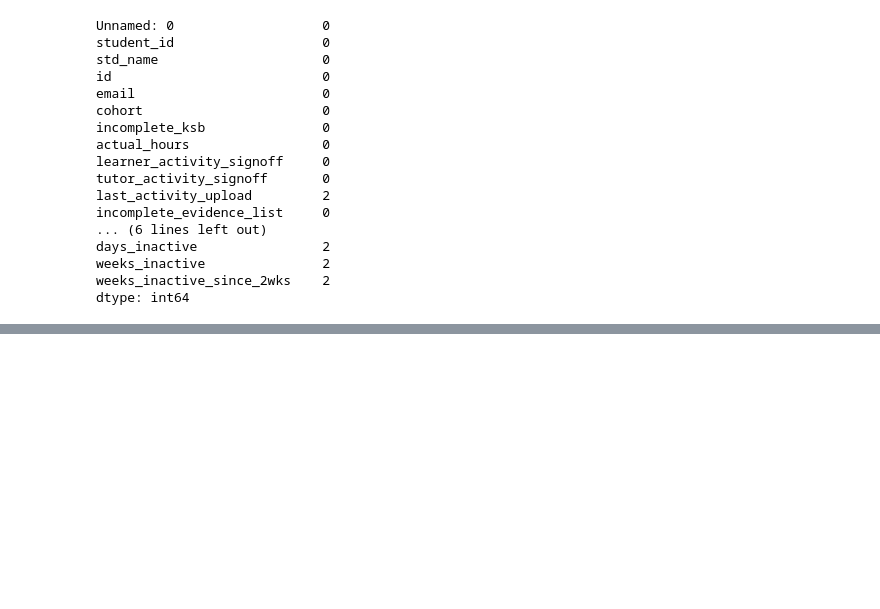
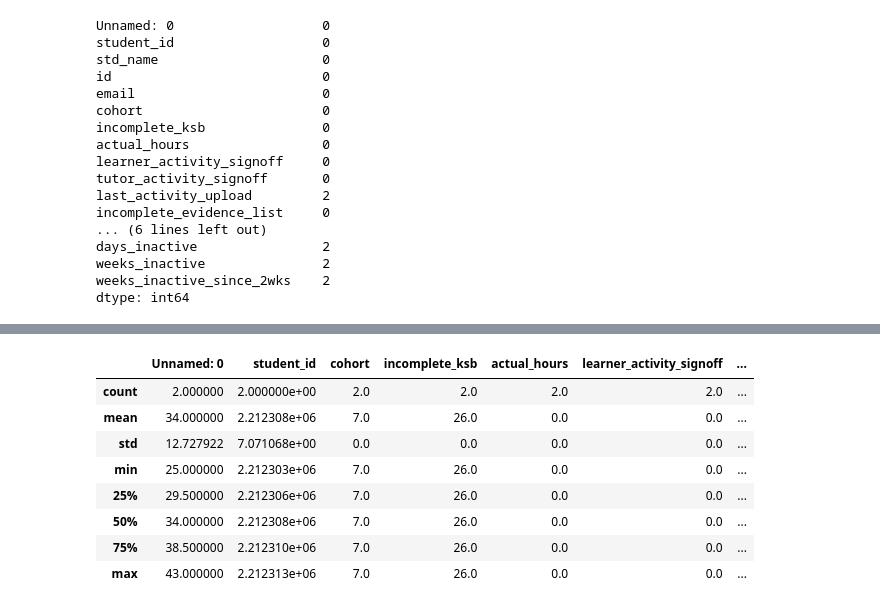
Before and after one commit to philipobiorah/datacamp_dataeng, a Jupyter notebook: handing_missing_data.ipynb, the cells around one changed output, grey strips where cells are left out. Drawn from its saved outputs; the diff is of its cells as text; code cells hidden in the pictures; blank space fills up the shorter version.

```diff
--- a/handing_missing_data.ipynb
+++ b/handing_missing_data.ipynb
@@ -54,0 +59,17 @@ Note: you may need to restart the kernel to use updated packages.
+# %%
+# isolating the missing data
+missing = learners[learners.isna().any(axis=1)]
+complete = learners[~learners.isna().any(axis=1)]
+# %%
+#describe the missing data
+missing.describe()
+# %% [output]
+|  | Unnamed: 0 | student_id | cohort | incomplete_ksb | actual_hours | learner_activity_signoff | ... |
+| count | 2.000000 | 2.000000e+00 | 2.0 | 2.0 | 2.0 | 2.0 | ... |
+| mean | 34.000000 | 2.212308e+06 | 7.0 | 26.0 | 0.0 | 0.0 | ... |
+| std | 12.727922 | 7.071068e+00 | 0.0 | 0.0 | 0.0 | 0.0 | ... |
+| min | 25.000000 | 2.212303e+06 | 7.0 | 26.0 | 0.0 | 0.0 | ... |
+| 25% | 29.500000 | 2.212306e+06 | 7.0 | 26.0 | 0.0 | 0.0 | ... |
+| 50% | 34.000000 | 2.212308e+06 | 7.0 | 26.0 | 0.0 | 0.0 | ... |
+| 75% | 38.500000 | 2.212310e+06 | 7.0 | 26.0 | 0.0 | 0.0 | ... |
+| max | 43.000000 | 2.212313e+06 | 7.0 | 26.0 | 0.0 | 0.0 | ... |
```
Also changed, not shown: parts of 5 cells of this notebook.
